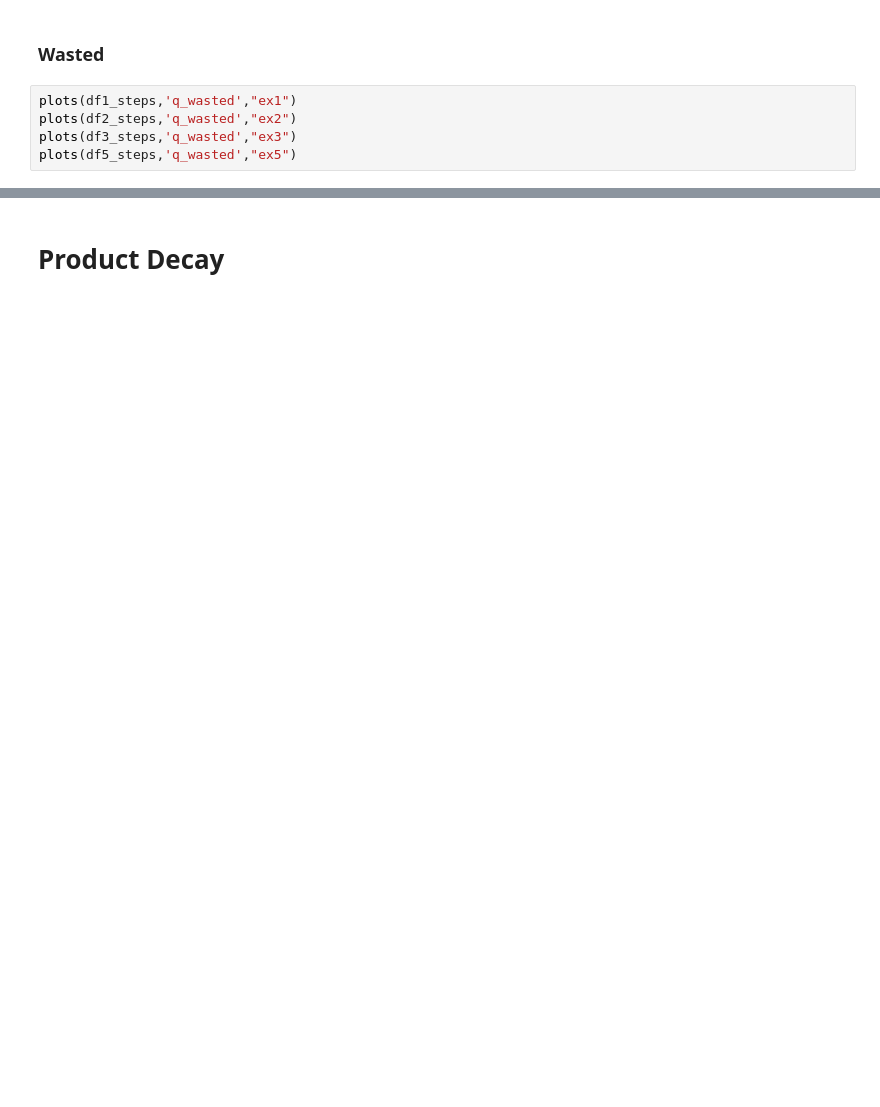
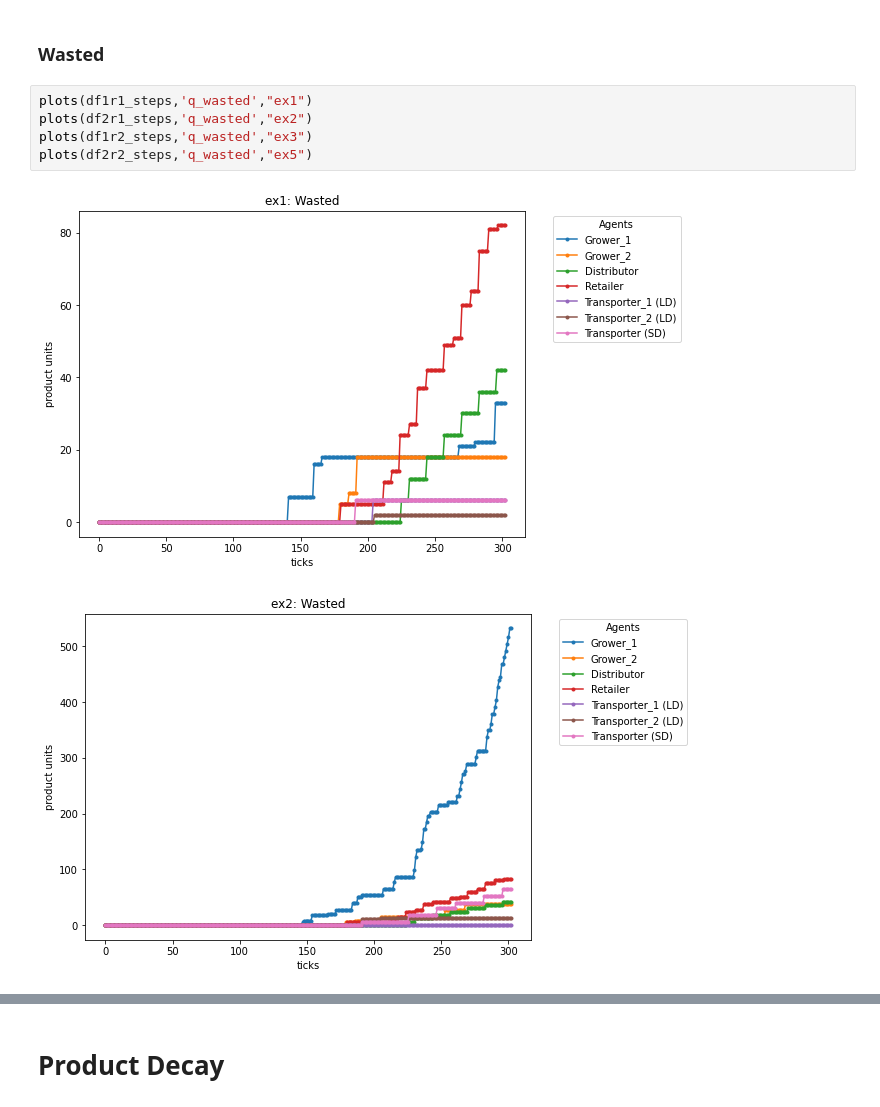
Before and after one commit to mperhez/scvis-plots, a Jupyter notebook: notebooks/scvis-abm-plots.ipynb, the cells around one changed output, grey strips where cells are left out. Cells and saved outputs as stored; diff of their text form; blank space fills up the shorter version.

```diff
--- a/notebooks/scvis-abm-plots.ipynb
+++ b/notebooks/scvis-abm-plots.ipynb
@@ -392,7 +423,10 @@ plots(df5_steps,'q_consumed',"ex4")
 # %% [markdown]
 ### Wasted
 # %%
-plots(df1_steps,'q_wasted',"ex1")
-plots(df2_steps,'q_wasted',"ex2")
-plots(df3_steps,'q_wasted',"ex3")
-plots(df5_steps,'q_wasted',"ex5")
+plots(df1r1_steps,'q_wasted',"ex1")
+plots(df2r1_steps,'q_wasted',"ex2")
+plots(df1r2_steps,'q_wasted',"ex3")
+plots(df2r2_steps,'q_wasted',"ex5")
+# %% [output]
+[figure, added]
+[figure, added]
```
Also changed, not shown: parts of 9 cells of this notebook.
